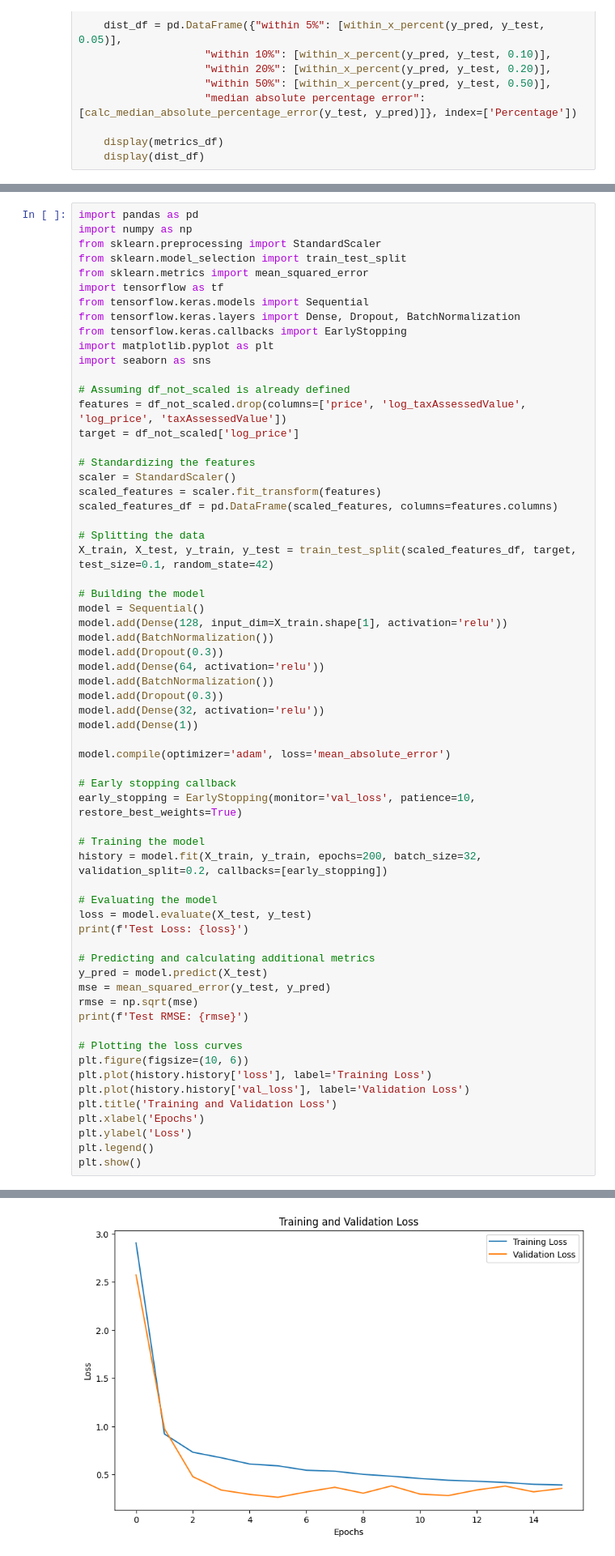
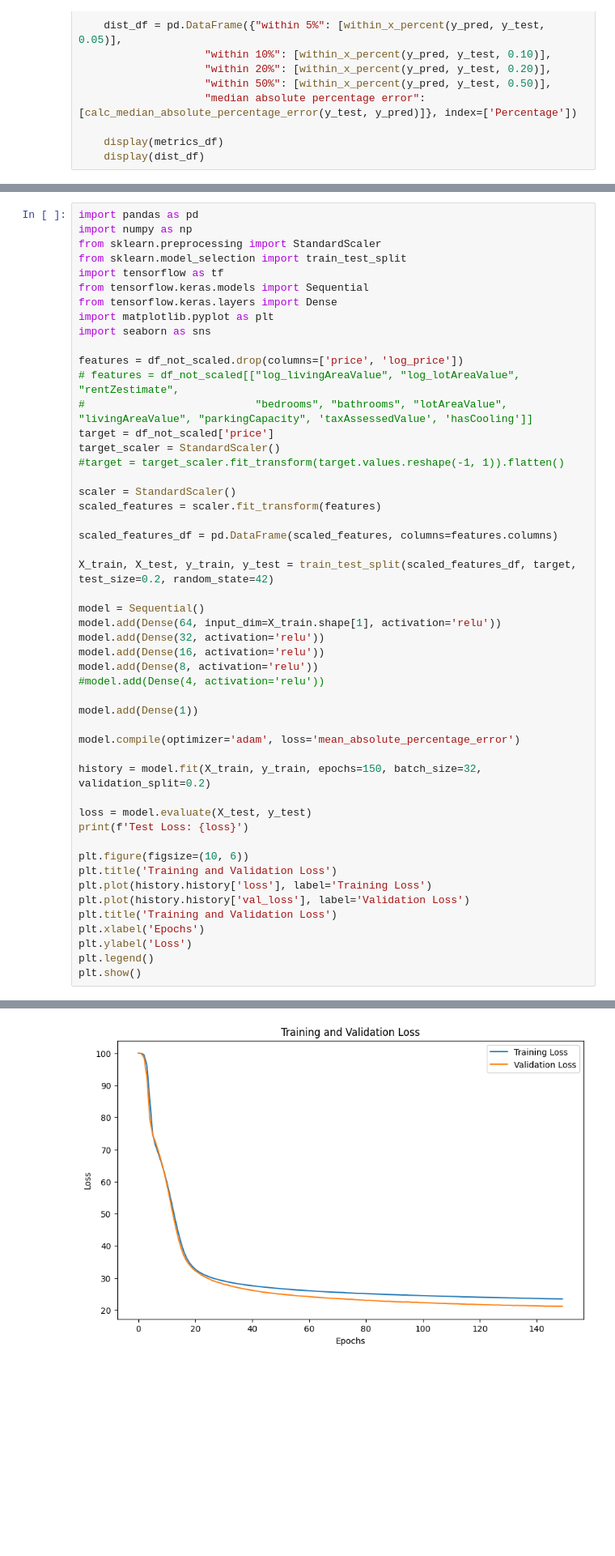
Before and after one commit to MAmin-y/House-price-analysis-and-prediction-LA-2024, a Jupyter notebook: Phase2/nn.ipynb, the cells around one changed output, grey strips where cells are left out. Shown at 81% size. Saved outputs shown, nothing was run; the diff lists cells and outputs as text; blank space fills up the shorter version.

```diff
--- a/Phase2/nn.ipynb
+++ b/Phase2/nn.ipynb
@@ -130,57 +132,44 @@ import pandas as pd
 import numpy as np
 from sklearn.preprocessing import StandardScaler
 from sklearn.model_selection import train_test_split
-from sklearn.metrics import mean_squared_error
 import tensorflow as tf
 from tensorflow.keras.models import Sequential
-from tensorflow.keras.layers import Dense, Dropout, BatchNormalization
-from tensorflow.keras.callbacks import EarlyStopping
+from tensorflow.keras.layers import Dense
 import matplotlib.pyplot as plt
 import seaborn as sns
 
-# Assuming df_not_scaled is already defined
-features = df_not_scaled.drop(columns=['price', 'log_taxAssessedValue', 'log_price', 'taxAssessedValue'])
-target = df_not_scaled['log_price']
+features = df_not_scaled.drop(columns=['price', 'log_price'])
+# features = df_not_scaled[["log_livingAreaValue", "log_lotAreaValue", "rentZestimate",
+#                           "bedrooms", "bathrooms", "lotAreaValue", "livingAreaValue", "parkingCapacity", 'taxAssessedValue', 'hasCooling']]
+target = df_not_scaled['price']
+target_scaler = StandardScaler()
+#target = target_scaler.fit_transform(target.values.reshape(-1, 1)).flatten()
 
-# Standardizing the features
 scaler = StandardScaler()
 scaled_features = scaler.fit_transform(features)
+
 scaled_features_df = pd.DataFrame(scaled_features, columns=features.columns)
 
-# Splitting the data
-X_train, X_test, y_train, y_test = train_test_split(scaled_features_df, target, test_size=0.1, random_state=42)
+X_train, X_test, y_train, y_test = train_test_split(scaled_features_df, target, test_size=0.2, random_state=42)
 
-# Building the model
 model = Sequential()
-model.add(Dense(128, input_dim=X_train.shape[1], activation='relu'))
-model.add(BatchNormalization())
-model.add(Dropout(0.3))
-model.add(Dense(64, activation='relu'))
-model.add(BatchNormalization())
-model.add(Dropout(0.3))
+model.add(Dense(64, input_dim=X_train.shape[1], activation='relu'))
 model.add(Dense(32, activation='relu'))
+model.add(Dense(16, activation='relu'))
+model.add(Dense(8, activation='relu'))
+#model.add(Dense(4, activation='relu'))
+
 model.add(Dense(1))
 
-model.compile(optimizer='adam', loss='mean_absolute_error')
+model.compile(optimizer='adam', loss='mean_absolute_percentage_error')
 
-# Early stopping callback
-early_stopping = EarlyStopping(monitor='val_loss', patience=10, restore_best_weights=True)
+history = model.fit(X_train, y_train, epochs=150, batch_size=32, validation_split=0.2)
 
-# Training the model
-history = model.fit(X_train, y_train, epochs=200, batch_size=32, validation_split=0.2, callbacks=[early_stopping])
-
-# Evaluating the model
 loss = model.evaluate(X_test, y_test)
 print(f'Test Loss: {loss}')
 
-# Predicting and calculating additional metrics
-y_pred = model.predict(X_test)
-mse = mean_squared_error(y_test, y_pred)
-rmse = np.sqrt(mse)
-print(f'Test RMSE: {rmse}')
-
-# Plotting the loss curves
 plt.figure(figsize=(10, 6))
+plt.title('Training and Validation Loss')
 plt.plot(history.history['loss'], label='Training Loss')
 plt.plot(history.history['val_loss'], label='Validation Loss')
 plt.title('Training and Validation Loss')
@@ -210 +199 @@ Test RMSE: 0.3915813792753999
-[figure, old version]
+[figure, new version]
```
Also changed, not shown: parts of 10 cells of this notebook.
